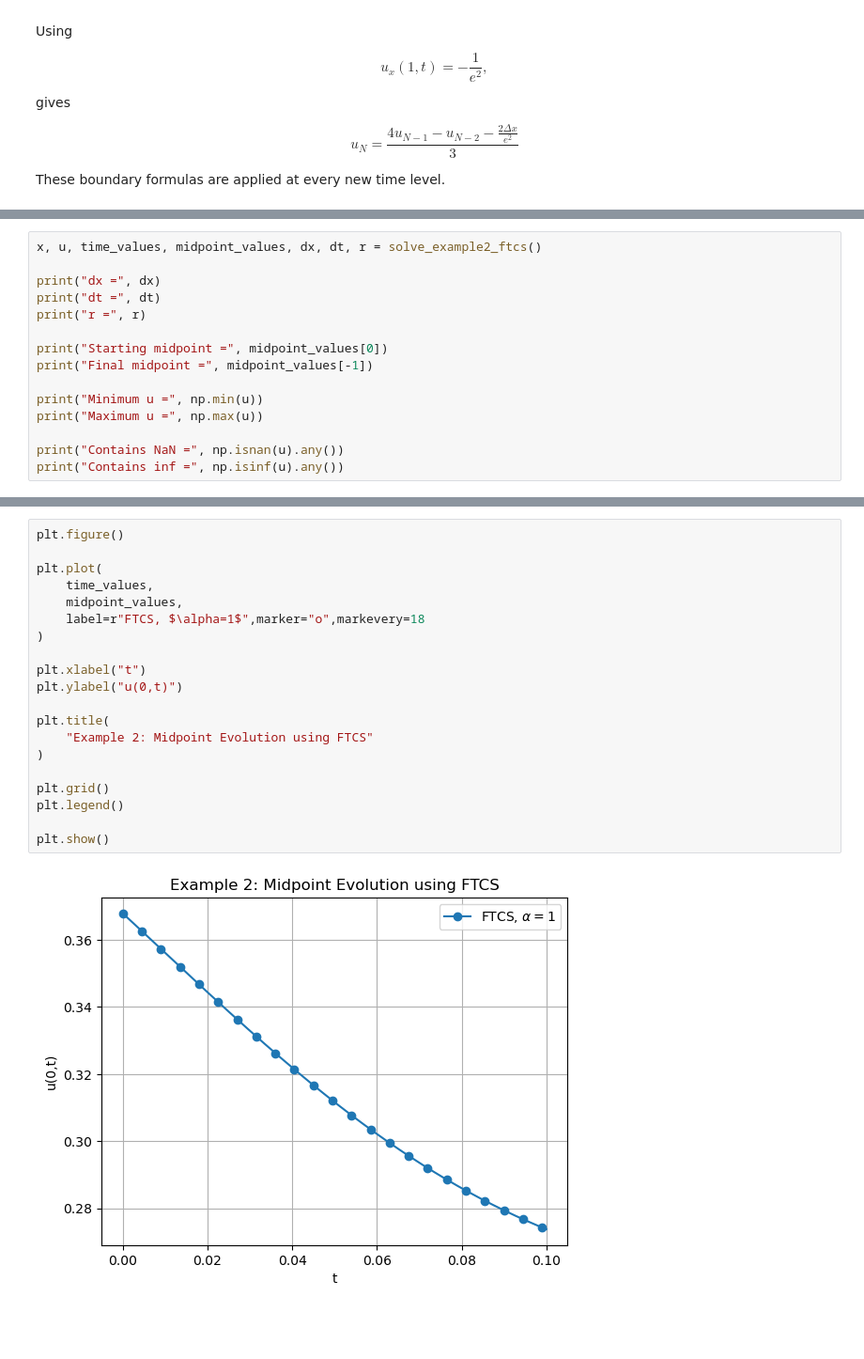
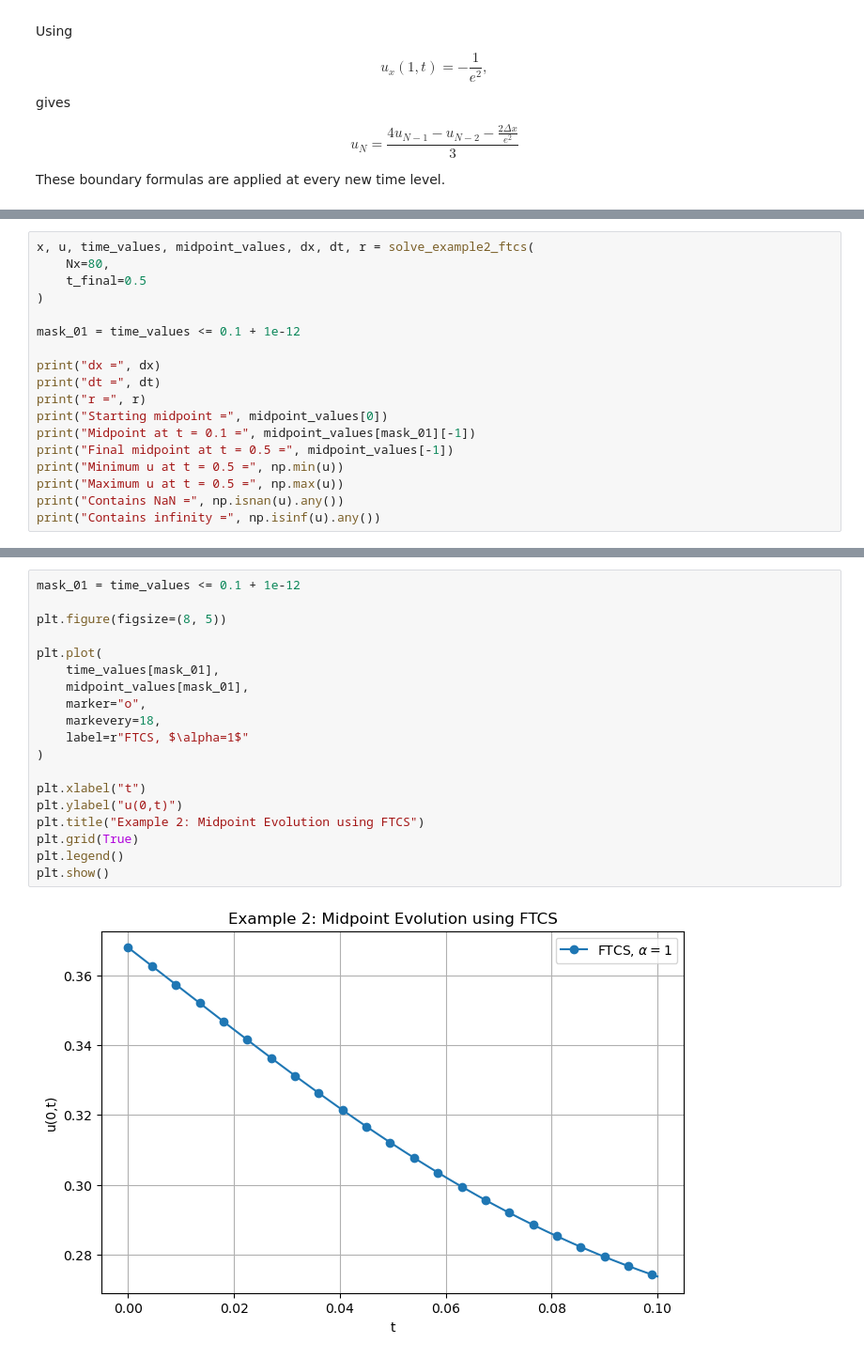
Before and after one commit to SimphiweRasenyalo/CDE-Assignment, a Jupyter notebook: Example2_FTCS.ipynb, the cells around one changed output, grey strips where cells are left out. Shown at 94% size. Cells and saved outputs as stored; diff of their text form; blank space fills up the shorter version.

Commit message:
Uploaded example 1 and 2 for the three methods

```diff
--- a/Example2_FTCS.ipynb
+++ b/Example2_FTCS.ipynb
@@ -308,18 +270,21 @@ def solve_example2_ftcs(
 # %%
-x, u, time_values, midpoint_values, dx, dt, r = solve_example2_ftcs()
+x, u, time_values, midpoint_values, dx, dt, r = solve_example2_ftcs(
+    Nx=80,
+    t_final=0.5
+)
+
+mask_01 = time_values <= 0.1 + 1e-12
 
 print("dx =", dx)
 print("dt =", dt)
 print("r =", r)
-
 print("Starting midpoint =", midpoint_values[0])
-print("Final midpoint =", midpoint_values[-1])
-
-print("Minimum u =", np.min(u))
-print("Maximum u =", np.max(u))
-
+print("Midpoint at t = 0.1 =", midpoint_values[mask_01][-1])
+print("Final midpoint at t = 0.5 =", midpoint_values[-1])
+print("Minimum u at t = 0.5 =", np.min(u))
+print("Maximum u at t = 0.5 =", np.max(u))
 print("Contains NaN =", np.isnan(u).any())
-print("Contains inf =", np.isinf(u).any())
+print("Contains infinity =", np.isinf(u).any())
 # %% [output]
 dx = 0.025000000000000022
 dt = 0.00025
@@ -333,22 +301,21 @@ Contains inf = False
 # %%
-plt.figure()
+mask_01 = time_values <= 0.1 + 1e-12
+
+plt.figure(figsize=(8, 5))
 
 plt.plot(
-    time_values,
-    midpoint_values,
-    label=r"FTCS, $\alpha=1$",marker="o",markevery=18
+    time_values[mask_01],
+    midpoint_values[mask_01],
+    marker="o",
+    markevery=18,
+    label=r"FTCS, $\alpha=1$"
 )
 
 plt.xlabel("t")
 plt.ylabel("u(0,t)")
-
-plt.title(
-    "Example 2: Midpoint Evolution using FTCS"
-)
-
-plt.grid()
+plt.title("Example 2: Midpoint Evolution using FTCS")
+plt.grid(True)
 plt.legend()
-
 plt.show()
 # %% [output]
-[figure, old version]
+[figure, new version]
```
Also changed, not shown: parts of 16 cells of this notebook, 9 other files.
